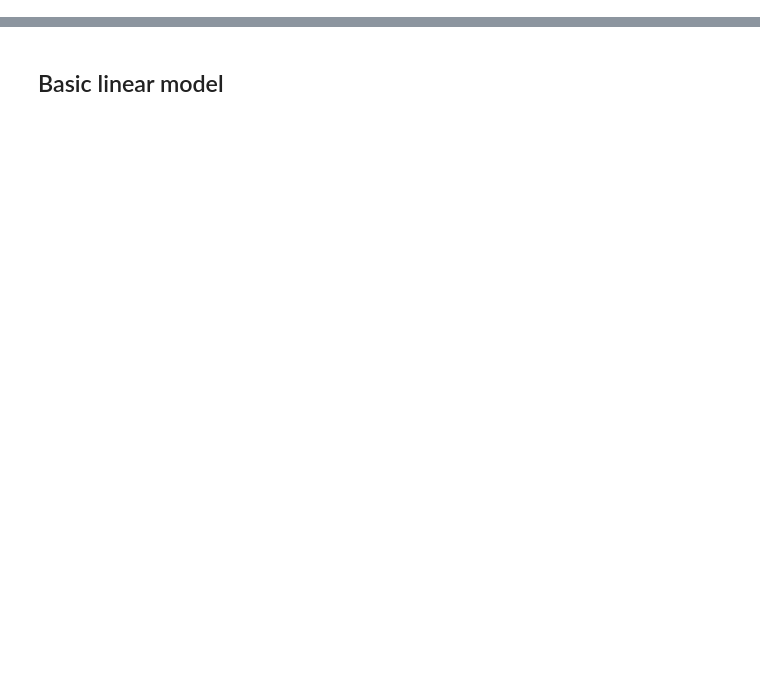
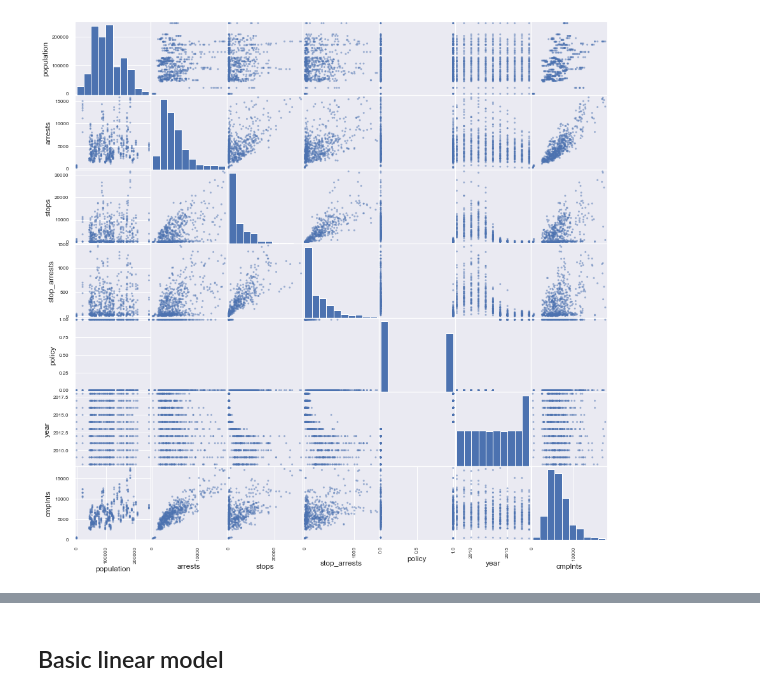
Before and after one commit to anilca-lab/FIS-Mod4-Project, a Jupyter notebook: brad_modeling.ipynb, the cells around one changed output, grey strips where cells are left out. Cells and saved outputs as stored; diff of their text form; code cells hidden in the pictures; blank space fills up the shorter version.

```diff
--- a/brad_modeling.ipynb
+++ b/brad_modeling.ipynb
@@ -20,0 +37,5 @@ df = df.dropna()
+# %%
+sns.set(rc={'figure.figsize':(15,15)})
+pd.plotting.scatter_matrix(train);
+# %% [output]
+[figure, added]
```
Also changed, not shown: parts of 12 cells of this notebook.
